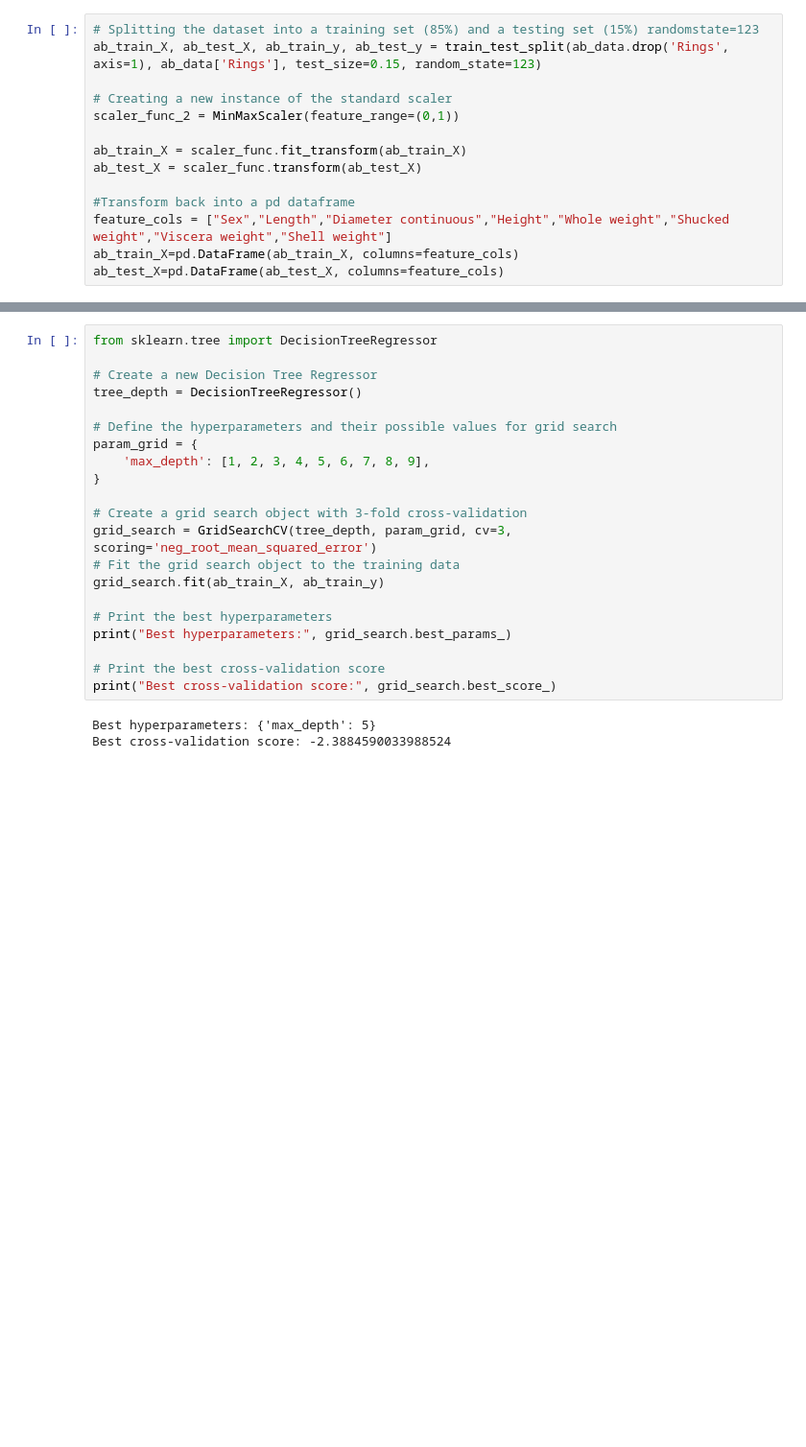
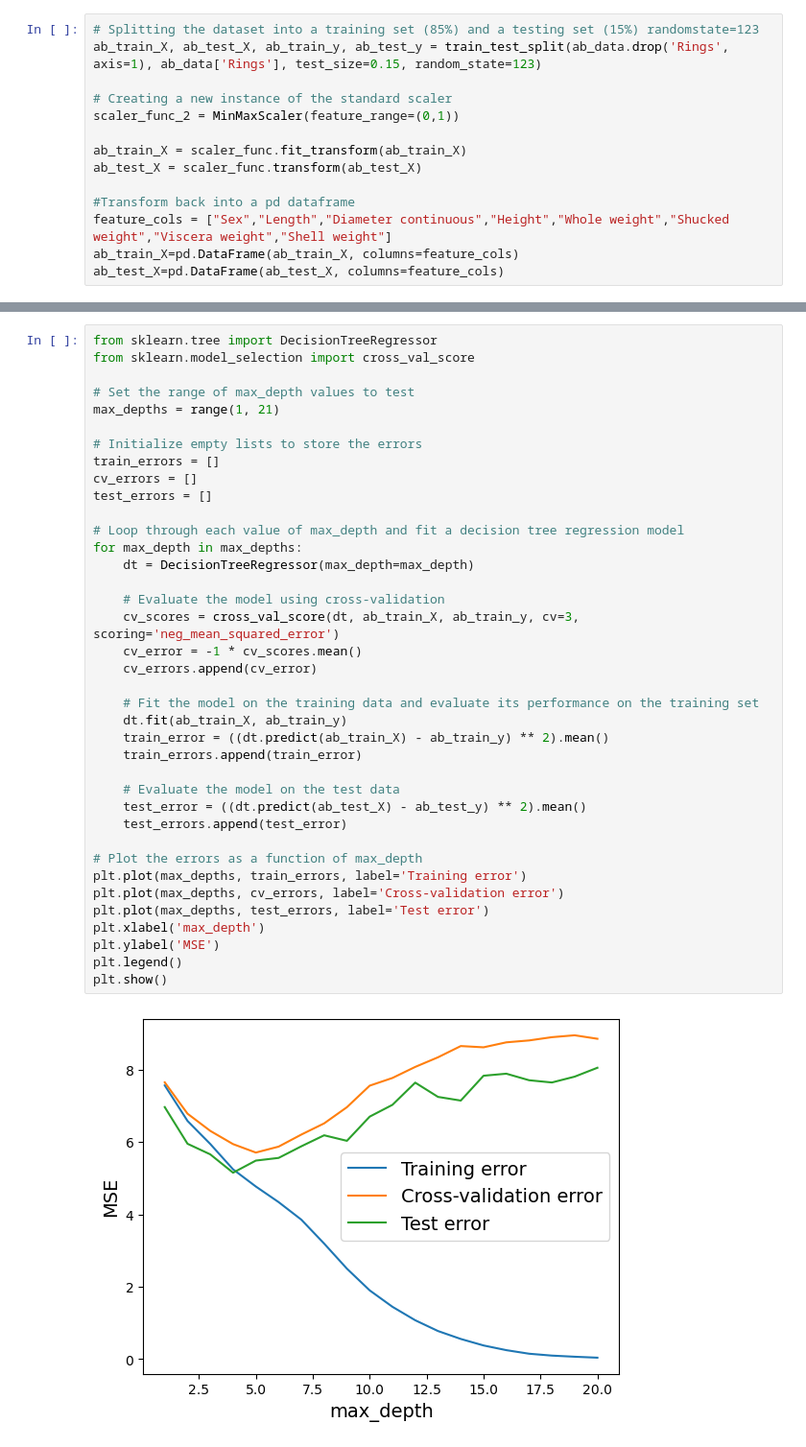
Before and after one commit to Bsubs/CITS5508_Machine_Learning, a Jupyter notebook: assignment2/assignment2.ipynb, the cells around one changed output, grey strips where cells are left out. Shown at 96% size. Saved outputs shown, nothing was run; the diff lists cells and outputs as text; blank space fills up the shorter version.

```diff
--- a/assignment2/assignment2.ipynb
+++ b/assignment2/assignment2.ipynb
@@ -593,24 +593,40 @@ ab_test_X=pd.DataFrame(ab_test_X, columns=feature_cols)
 # %%
 from sklearn.tree import DecisionTreeRegressor
+from sklearn.model_selection import cross_val_score
 
-# Create a new Decision Tree Regressor
-tree_depth = DecisionTreeRegressor()
+# Set the range of max_depth values to test
+max_depths = range(1, 21)
 
-# Define the hyperparameters and their possible values for grid search
-param_grid = {
-    'max_depth': [1, 2, 3, 4, 5, 6, 7, 8, 9],
-}
+# Initialize empty lists to store the errors
+train_errors = []
+cv_errors = []
+test_errors = []
 
-# Create a grid search object with 3-fold cross-validation
-grid_search = GridSearchCV(tree_depth, param_grid, cv=3, scoring='neg_root_mean_squared_error')
-# Fit the grid search object to the training data
-grid_search.fit(ab_train_X, ab_train_y)
+# Loop through each value of max_depth and fit a decision tree regression model
+for max_depth in max_depths:
+    dt = DecisionTreeRegressor(max_depth=max_depth)
 
-# Print the best hyperparameters
-print("Best hyperparameters:", grid_search.best_params_)
+    # Evaluate the model using cross-validation
+    cv_scores = cross_val_score(dt, ab_train_X, ab_train_y, cv=3, scoring='neg_mean_squared_error')
+    cv_error = -1 * cv_scores.mean()
+    cv_errors.append(cv_error)
 
-# Print the best cross-validation score
-print("Best cross-validation score:", grid_search.best_score_)
+    # Fit the model on the training data and evaluate its performance on the training set
+    dt.fit(ab_train_X, ab_train_y)
+    train_error = ((dt.predict(ab_train_X) - ab_train_y) ** 2).mean()
+    train_errors.append(train_error)
+
+    # Evaluate the model on the test data
+    test_error = ((dt.predict(ab_test_X) - ab_test_y) ** 2).mean()
+    test_errors.append(test_error)
+
+# Plot the errors as a function of max_depth
+plt.plot(max_depths, train_errors, label='Training error')
+plt.plot(max_depths, cv_errors, label='Cross-validation error')
+plt.plot(max_depths, test_errors, label='Test error')
+plt.xlabel('max_depth')
+plt.ylabel('MSE')
+plt.legend()
+plt.show()
 # %% [output]
-Best hyperparameters: {'max_depth': 5}
-Best cross-validation score: -2.3884590033988524
+[figure, added]
```
Also changed, not shown: parts of 16 cells of this notebook.
